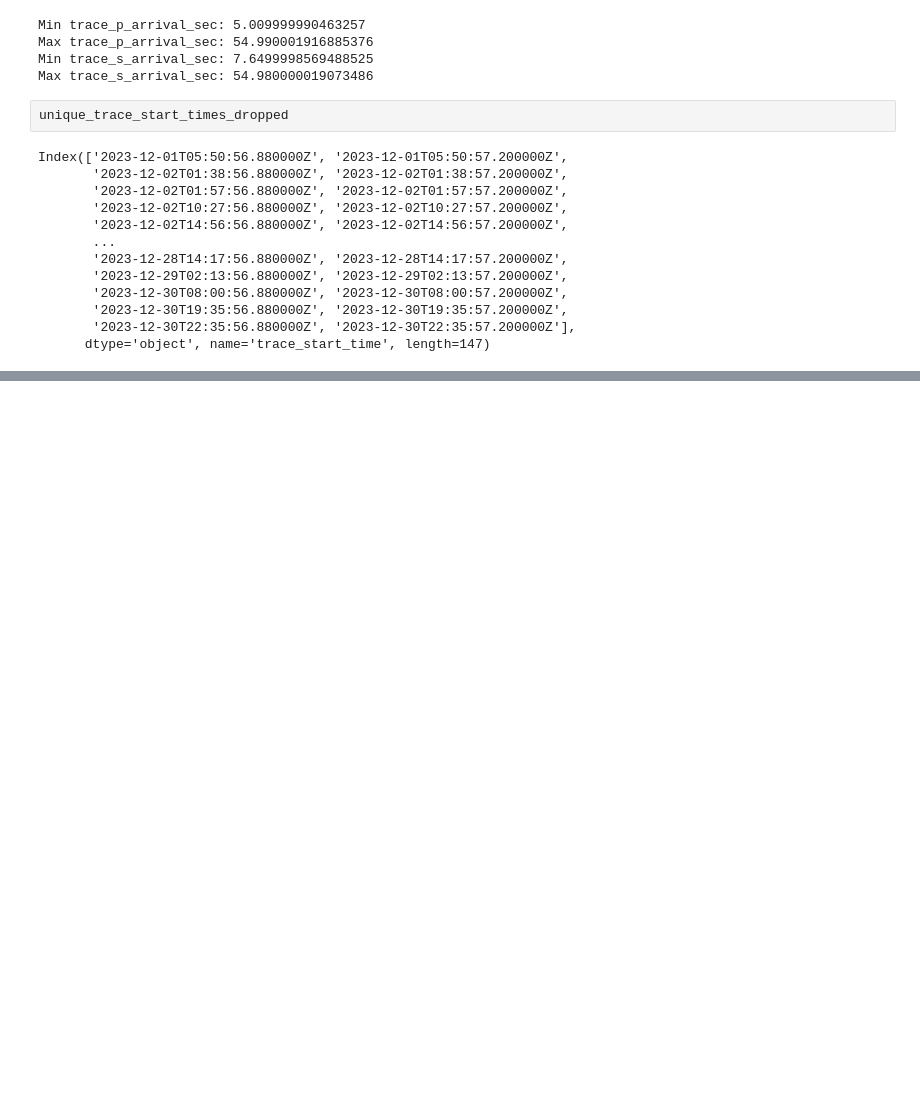
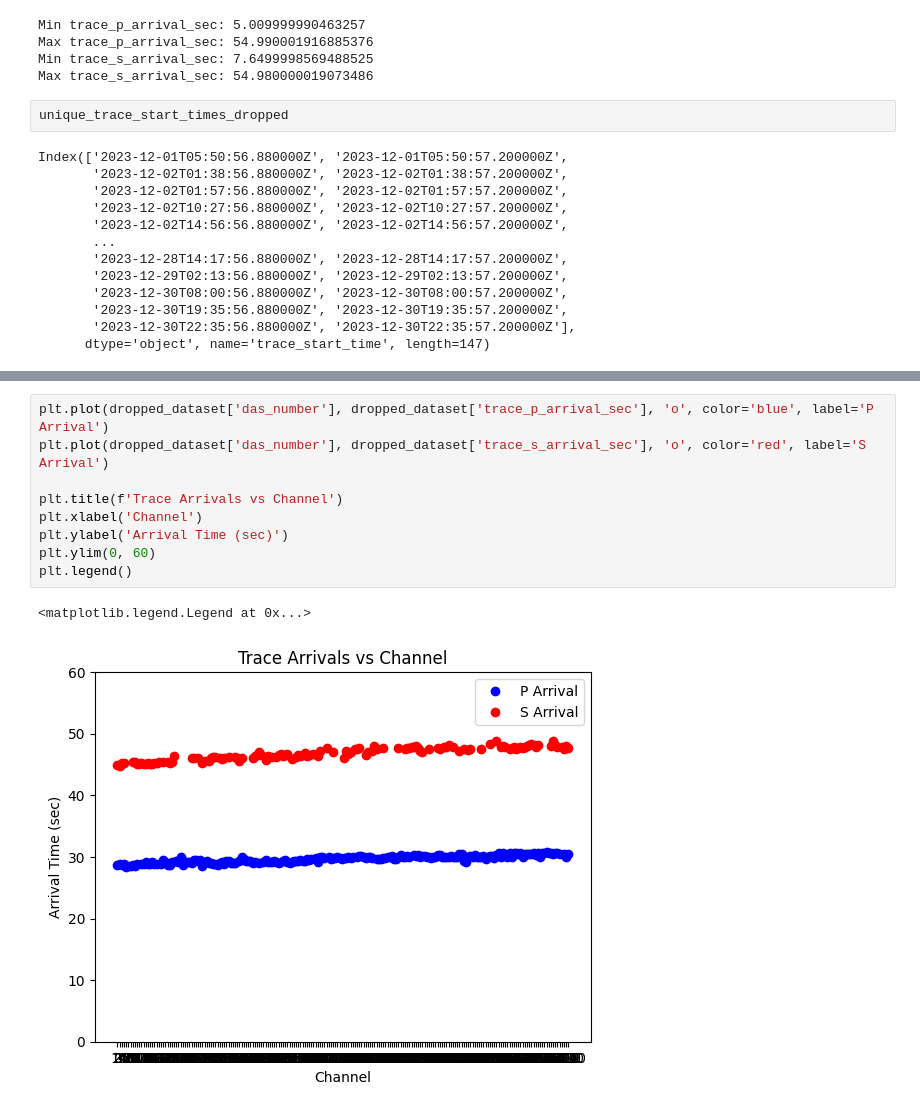
Before and after one commit to uwfiberlab/segDAS, a Jupyter notebook: notebooks/picks_notebook.ipynb, the cells around one changed output, grey strips where cells are left out. Drawn from its saved outputs; the diff is of its cells as text; blank space fills up the shorter version.

```diff
--- a/notebooks/picks_notebook.ipynb
+++ b/notebooks/picks_notebook.ipynb
@@ -388,0 +415,12 @@ for i in unique_trace_start_times_dropped:
+# %%
+plt.plot(dropped_dataset['das_number'], dropped_dataset['trace_p_arrival_sec'], 'o', color='blue', label='P Arrival')
+plt.plot(dropped_dataset['das_number'], dropped_dataset['trace_s_arrival_sec'], 'o', color='red', label='S Arrival')
+
+plt.title(f'Trace Arrivals vs Channel')
+plt.xlabel('Channel')
+plt.ylabel('Arrival Time (sec)')
+plt.ylim(0, 60)
+plt.legend()
+# %% [output]
+<matplotlib.legend.Legend at 0x...>
+[figure, added]
```
Also changed, not shown: parts of 25 cells of this notebook.
